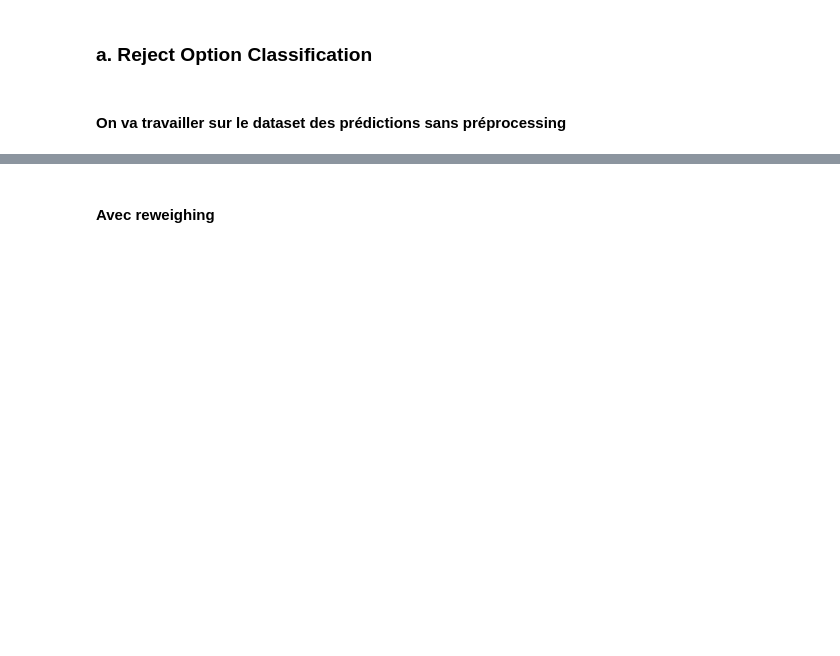
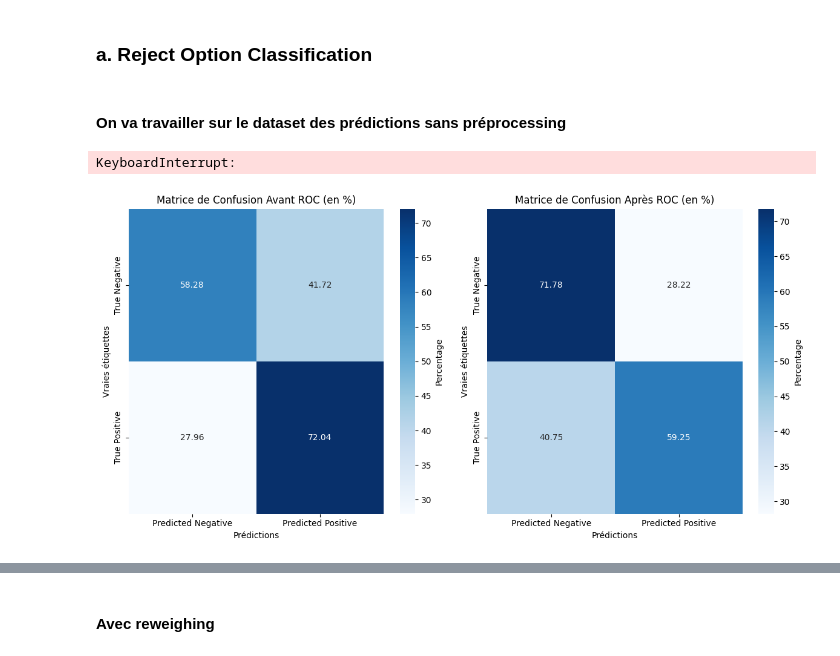
Before and after one commit to Raouf-Medj/projet-fairness, a Jupyter notebook: rendu.ipynb, the cells around one changed output, grey strips where cells are left out. Cells and saved outputs as stored; diff of their text form; code cells hidden in the pictures; blank space fills up the shorter version.

```diff
--- a/rendu.ipynb
+++ b/rendu.ipynb
@@ -1082,18 +1419,5 @@ test_dataset = BinaryLabelDataset(
 test_with_preds = test_dataset.copy()
 test_with_preds.labels = test_df["preds"].values.reshape(-1, 1)
 test_with_preds.scores = test_df["logits_1"].values.reshape(-1, 1)
-# %%
-# Appliquer Reject Option Classification
-ROC = RejectOptionClassification(
-    unprivileged_groups=unprivileged_groups,
-    privileged_groups=privileged_groups,
-    low_class_thresh=0.01,
-    high_class_thresh=0.99,
-    num_class_thresh=100,
-    num_ROC_margin=50,
-    metric_name="Equal opportunity difference",
-    metric_lb=-0.05,
-    metric_ub=0.05
-)
 # %% [markdown]
 #### On va travailler sur le dataset des prédictions sans préprocessing
@@ -1100,3 +1500,32 @@ ROC = RejectOptionClassification(
+# %%
+best_config, search_history = guided_ROC_search(
+    test_dataset,
+    test_with_preds,
+    unprivileged_groups,
+    privileged_groups,
+    start_low=0.1,
+    high=0.9,
+    margin=50
+)
+
+print("Best config found:")
+print(best_config)
+
+print(pd.DataFrame(search_history))
+# %% [output]
+KeyboardInterrupt:
+# %%
+ROC = RejectOptionClassification(
+    unprivileged_groups=unprivileged_groups,
+    privileged_groups=privileged_groups,
+    low_class_thresh=best_config['low_thresh'],
+    high_class_thresh=0.99,
+    num_class_thresh=100,
+    num_ROC_margin=50,
+    metric_name="Equal opportunity difference",
+    metric_lb=-0.05,
+    metric_ub=0.05
+)
 # %%
 ROC = ROC.fit(test_dataset, test_with_preds)
 transformed_dataset = ROC.predict(test_with_preds)
@@ -1104,35 +1533,37 @@ transformed_dataset = ROC.predict(test_with_preds)
 %matplotlib inline
 
 # Matrice de confusion avant et après transformation
 conf_matrix_orig = confusion_matrix(test_dataset.labels, test_with_preds.labels)
 conf_matrix_transf = confusion_matrix(test_dataset.labels, transformed_dataset.labels)
 
 # Normalisation en pourcentages
 conf_matrix_orig_percentage = conf_matrix_orig / conf_matrix_orig.sum(axis=1)[:, np.newaxis] * 100
 conf_matrix_transf_percentage = conf_matrix_transf / conf_matrix_transf.sum(axis=1)[:, np.newaxis] * 100
 
 # Création des heatmaps
 fig, axes = plt.subplots(1, 2, figsize=(12, 6))
 
 # Heatmap avant transformation (en pourcentages)
 sns.heatmap(conf_matrix_orig_percentage, annot=True, fmt=".2f", cmap="Blues",
             xticklabels=["Predicted Negative", "Predicted Positive"],
             yticklabels=["True Negative", "True Positive"], ax=axes[0], cbar_kws={'label': 'Percentage'})
-axes[0].set_title('Matrice de Confusion Avant Transformation (en %)')
+axes[0].set_title('Matrice de Confusion Avant ROC (en %)')
 axes[0].set_xlabel('Prédictions')
 axes[0].set_ylabel('Vraies étiquettes')
 
 # Heatmap après transformation (en pourcentages)
 sns.heatmap(conf_matrix_transf_percentage, annot=True, fmt=".2f", cmap="Blues",
             xticklabels=["Predicted Negative", "Predicted Positive"],
             yticklabels=["True Negative", "True Positive"], ax=axes[1], cbar_kws={'label': 'Percentage'})
-axes[1].set_title('Matrice de Confusion Après Transformation (en %)')
+axes[1].set_title('Matrice de Confusion Après ROC (en %)')
 axes[1].set_xlabel('Prédictions')
 axes[1].set_ylabel('Vraies étiquettes')
 
 # Affichage
 plt.tight_layout()
 plt.show()
+# %% [output]
+[figure, added]
 # %%
 # Calcul des métriques
 metric_orig = ClassificationMetric(test_dataset, test_with_preds,
```
Also changed, not shown: parts of 54 cells of this notebook, 1 other file.
